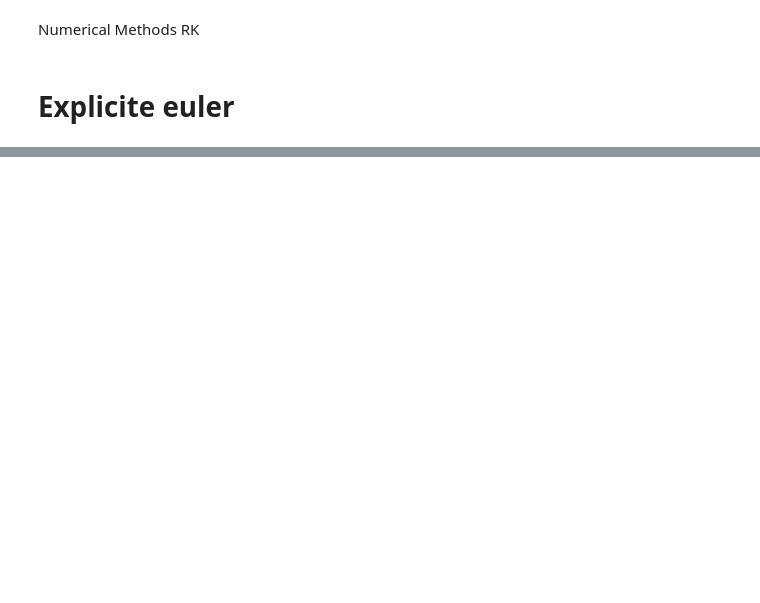
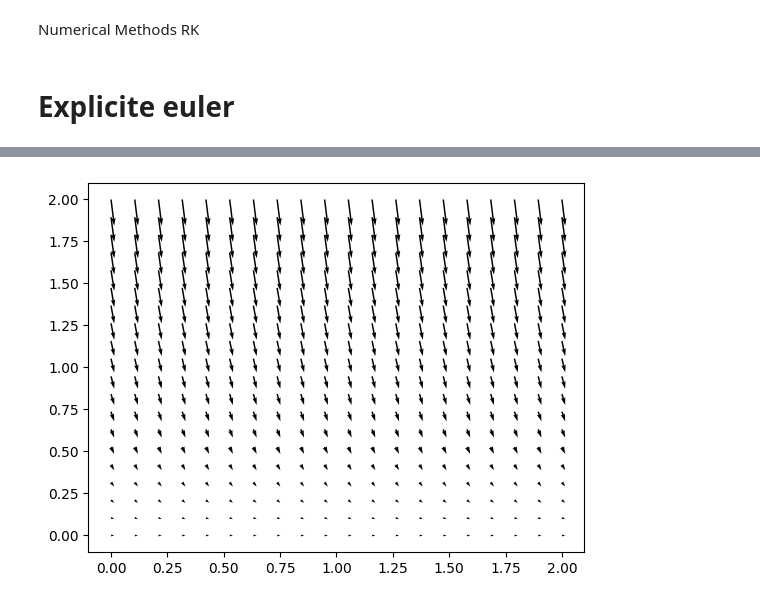
Before and after one commit to hollejon/Numerik, a Jupyter notebook: praktikum8/runge_kutta.ipynb, the cells around one changed output, grey strips where cells are left out. Cells and saved outputs as stored; diff of their text form; code cells hidden in the pictures; blank space fills up the shorter version.

Commit message:
field_of direction

```diff
--- a/praktikum8/runge_kutta.ipynb
+++ b/praktikum8/runge_kutta.ipynb
@@ -85,0 +52,9 @@ TypeError: newton_implizitEuler() takes 5 positional arguments but 6 were given
+# %%
+# Field of direction
+
+x,y=np.meshgrid(np.linspace(0,2,20),np.linspace(0,2,20))
+
+plt.quiver(x,y,1,-4*y)
+plt.show()
+# %% [output]
+[figure, added]
```
Also changed, not shown: parts of 7 cells of this notebook, 1 other file.
